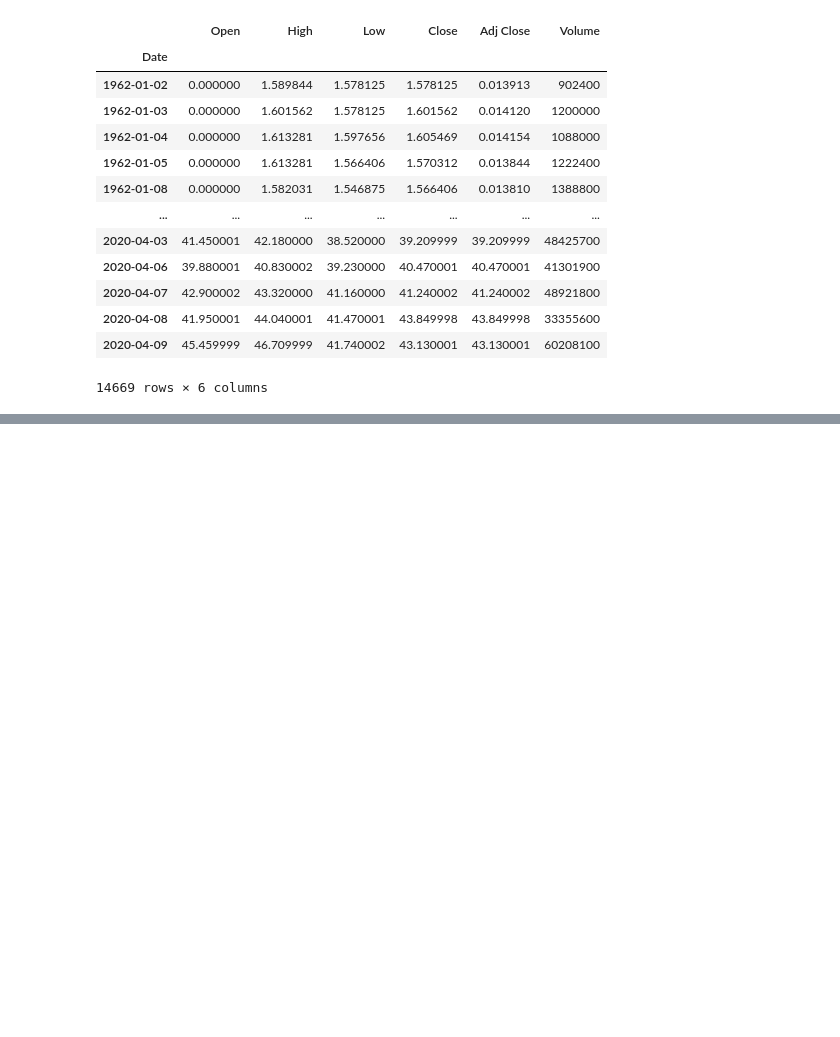
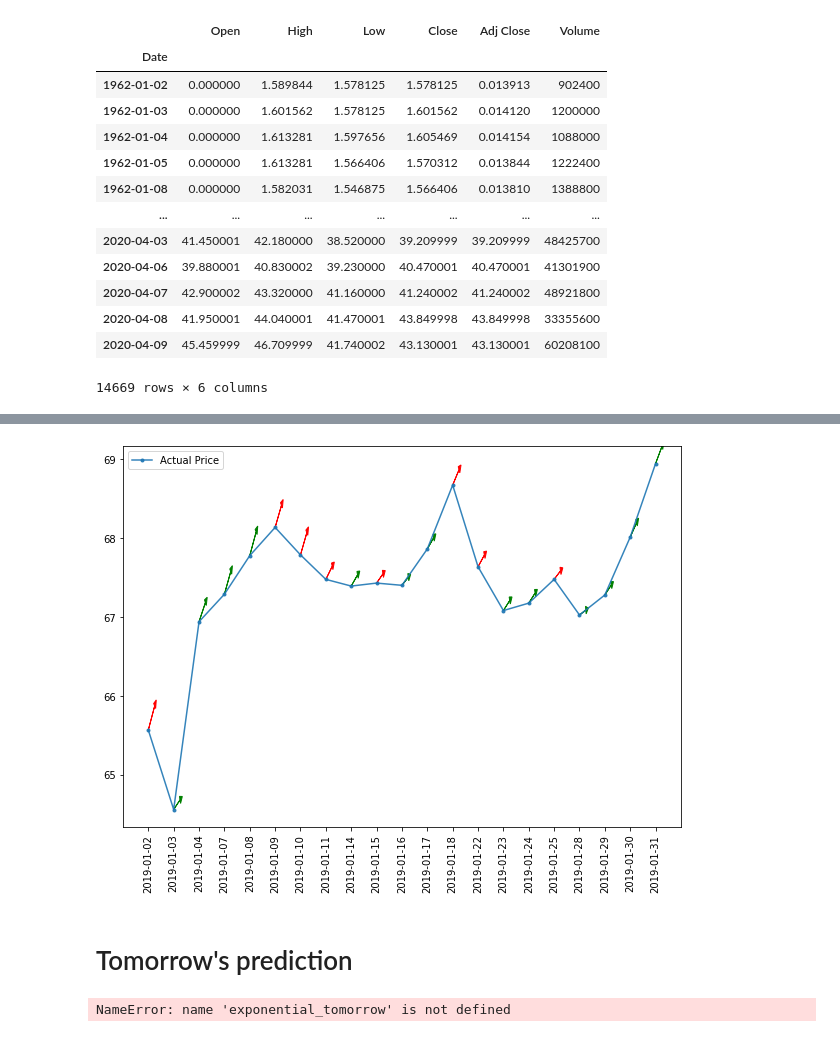
Before and after one commit to AHalarewicz/TimeSeriesAnalysis, a Jupyter notebook: notebooks/LSTM_predictions.ipynb, the cells around one changed output, grey strips where cells are left out. Saved outputs shown, nothing was run; the diff lists cells and outputs as text; code cells hidden in the pictures; blank space fills up the shorter version.

```diff
--- a/notebooks/LSTM_predictions.ipynb
+++ b/notebooks/LSTM_predictions.ipynb
@@ -401,0 +393,32 @@ plt.show()
+# %%
+xi = list(viz_df1.index)
+yi = [pt for pt in viz_df1['price']]
+yf = [pt for pt in viz_df1['predicted_price']]
+delta = list(viz_df1.expected_change)
+color = list(viz_df1.color)
+#for pt in viz_df1['price']:
+    #yi.append(pt)
+#for pt in viz_df1['predicted_price']:
+    #yf.append(pt)
+# %%
+_ = plt.figure(figsize=(10,7))
+_ = plt.plot(viz_df1['price'], marker='.', alpha=0.9)
+#_ = plt.plot(viz_df1['predicted_price'], marker='.', alpha=0.75, linestyle='None')
+_ = plt.legend(['Actual Price', 'Predictions'])
+_ = plt.xticks(rotation=90)
+
+#_ = plt.arrow(xi[0], yi[0],0, delta[0], head_width=0.1, head_length=0.1, color=color[0])
+for i in range(len(xi)):
+    _ = plt.arrow(xi[i], yi[i],0.25, delta[i], head_width=0.1, head_length=0.1, color=color[i])
+plt.show()
+# %% [output]
+[figure, added]
+# %% [markdown]
+# Tomorrow's prediction
+# %%
+expected_return = float(exponential_tomorrow)
+tomorrow_df['price_today'] = raw_data[['Adj Close']].iloc[[-1]]
+tomorrow_df['price_tomorrow'] = tomorrow_df['price_today']* expected_return
+tomorrow_df
+# %% [output]
+NameError: name 'exponential_tomorrow' is not defined
```
Also changed, not shown: parts of 14 cells of this notebook.
